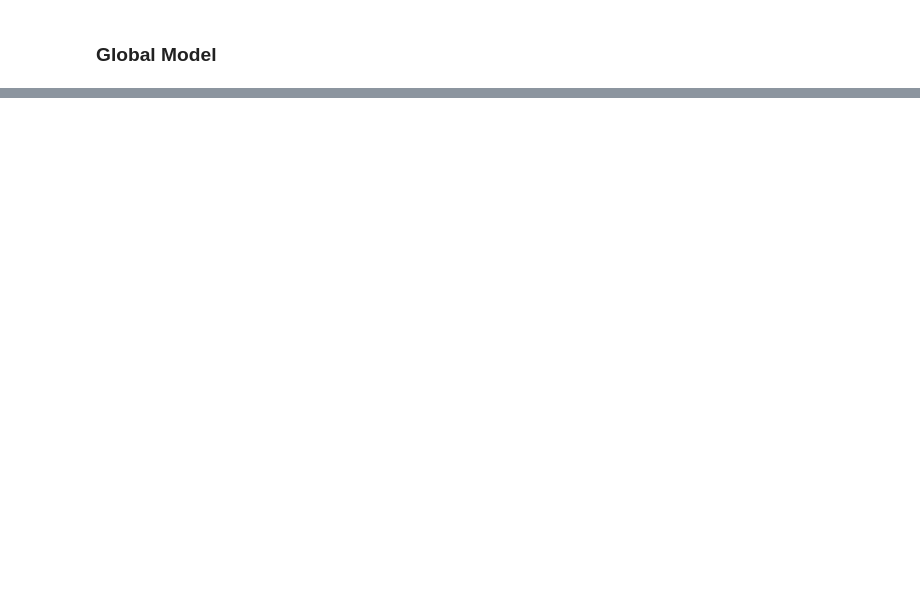
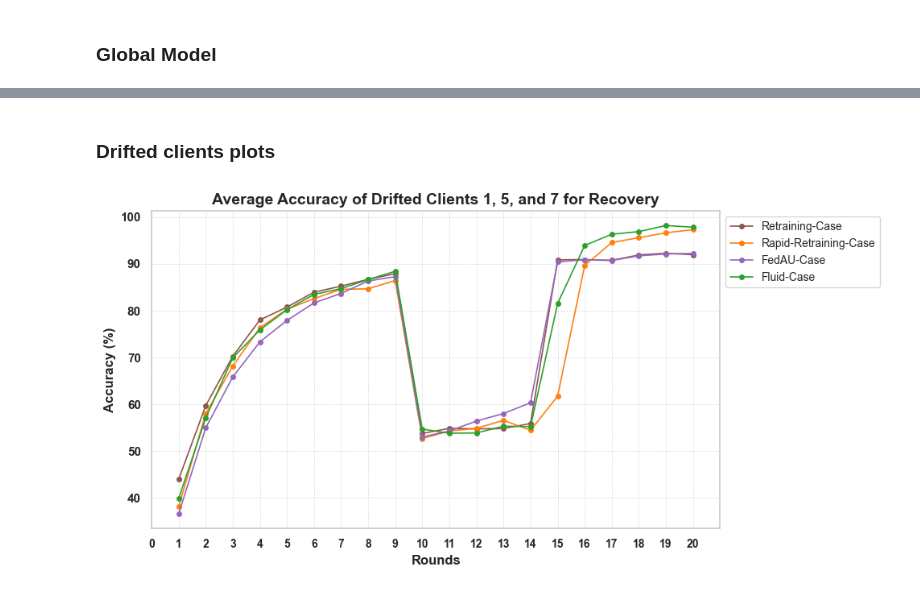
Before and after one commit to Encore7/FedRRT_CD, a Jupyter notebook: Analysis.ipynb, the cells around one changed output, grey strips where cells are left out. Saved outputs shown, nothing was run; the diff lists cells and outputs as text; code cells hidden in the pictures; blank space fills up the shorter version.

```diff
--- a/Analysis.ipynb
+++ b/Analysis.ipynb
@@ -474,0 +547,2 @@ plt.show()
+# %% [markdown]
+### Drifted clients plots
@@ -474,0 +611,4 @@ plt.show()
+# %%
+plot_avg_drifted_clients()
+# %% [output]
+[figure, added]
```
Also changed, not shown: parts of 24 cells of this notebook, 8 other files.
